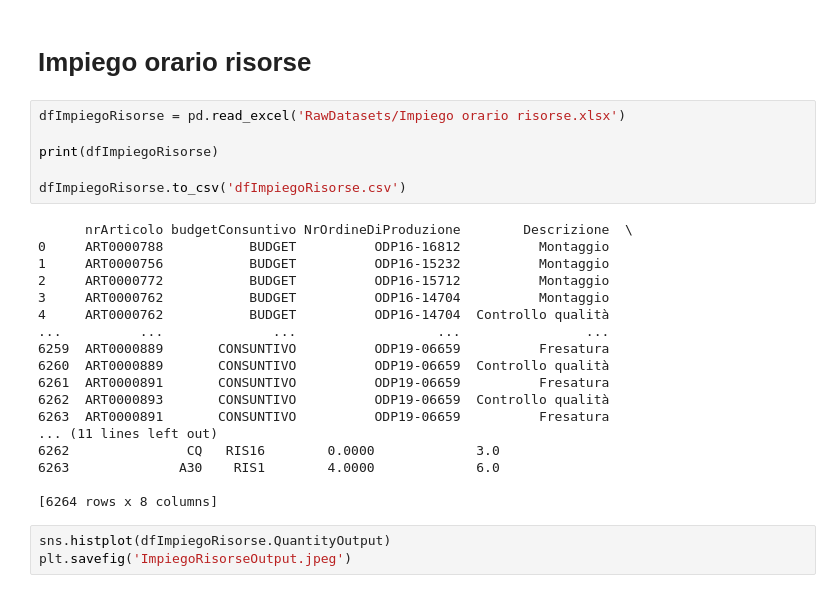
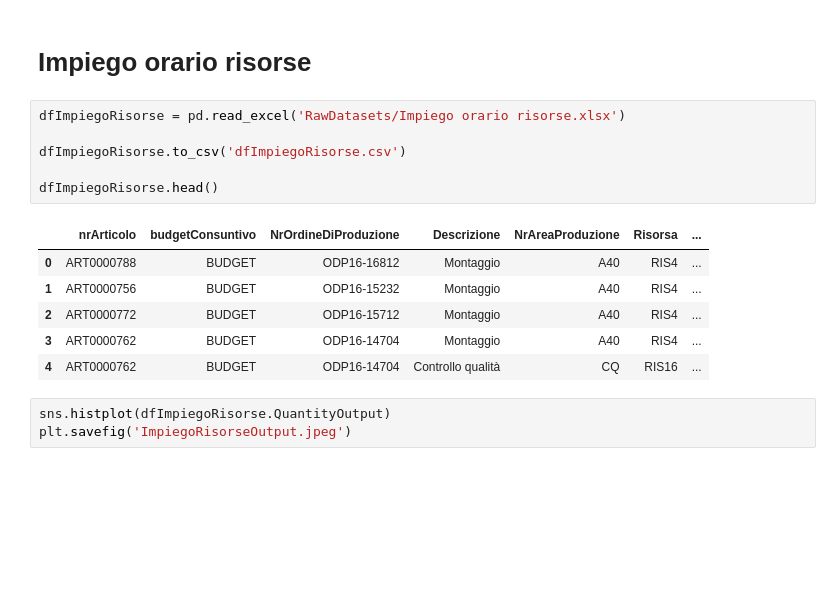
Before and after one commit to VinciGit00/SCGProject, a Jupyter notebook: Datasets/FixDatas.ipynb, the cells around one changed output. Saved outputs shown, nothing was run; the diff lists cells and outputs as text; blank space fills up the shorter version.

```diff
--- a/Datasets/FixDatas.ipynb
+++ b/Datasets/FixDatas.ipynb
@@ -203,27 +155,16 @@ plt.savefig('ConsuntivoAreaProduzione.jpeg')
 # %%
 dfImpiegoRisorse = pd.read_excel('RawDatasets/Impiego orario risorse.xlsx')
 
-print(dfImpiegoRisorse)
+dfImpiegoRisorse.to_csv('dfImpiegoRisorse.csv')
 
-dfImpiegoRisorse.to_csv('dfImpiegoRisorse.csv')
+dfImpiegoRisorse.head()
 # %% [output]
-      nrArticolo budgetConsuntivo NrOrdineDiProduzione        Descrizione  \
-0     ART0000788           BUDGET          ODP16-16812          Montaggio
-1     ART0000756           BUDGET          ODP16-15232          Montaggio
-2     ART0000772           BUDGET          ODP16-15712          Montaggio
-3     ART0000762           BUDGET          ODP16-14704          Montaggio
-4     ART0000762           BUDGET          ODP16-14704  Controllo qualità
-...          ...              ...                  ...                ...
-6259  ART0000889       CONSUNTIVO          ODP19-06659          Fresatura
-6260  ART0000889       CONSUNTIVO          ODP19-06659  Controllo qualità
-6261  ART0000891       CONSUNTIVO          ODP19-06659          Fresatura
-6262  ART0000893       CONSUNTIVO          ODP19-06659  Controllo qualità
-6263  ART0000891       CONSUNTIVO          ODP19-06659          Fresatura
-... (11 lines left out)
-6262               CQ   RIS16        0.0000             3.0
-6263              A30    RIS1        4.0000             6.0
-
-[6264 rows x 8 columns]
+|  | nrArticolo | budgetConsuntivo | NrOrdineDiProduzione | Descrizione | NrAreaProduzione | Risorsa | ... |
+| 0 | ART0000788 | BUDGET | ODP16-16812 | Montaggio | A40 | RIS4 | ... |
+| 1 | ART0000756 | BUDGET | ODP16-15232 | Montaggio | A40 | RIS4 | ... |
+| 2 | ART0000772 | BUDGET | ODP16-15712 | Montaggio | A40 | RIS4 | ... |
+| 3 | ART0000762 | BUDGET | ODP16-14704 | Montaggio | A40 | RIS4 | ... |
+| 4 | ART0000762 | BUDGET | ODP16-14704 | Controllo qualità | CQ | RIS16 | ... |
 # %%
 sns.histplot(dfImpiegoRisorse.QuantityOutput)
 plt.savefig('ImpiegoRisorseOutput.jpeg')
```
Also changed, not shown: parts of 8 cells of this notebook, 1 other file.
